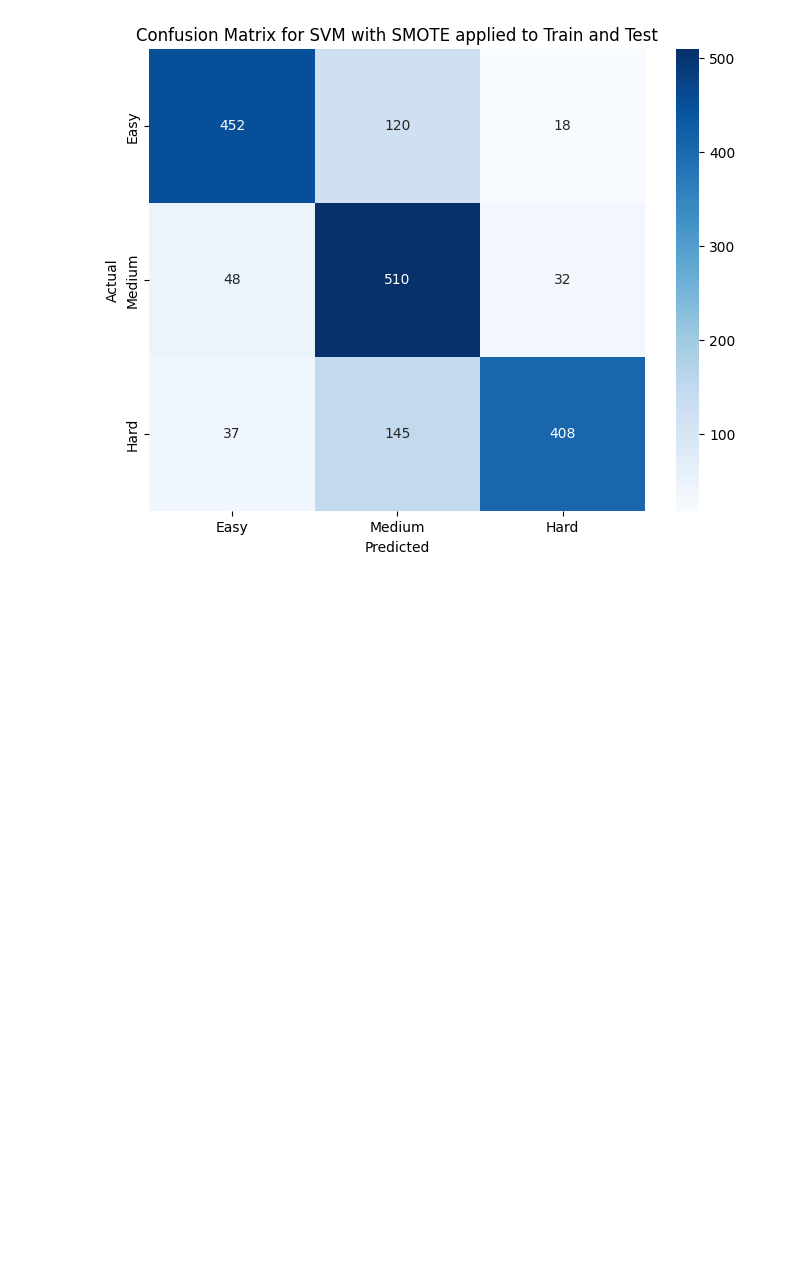
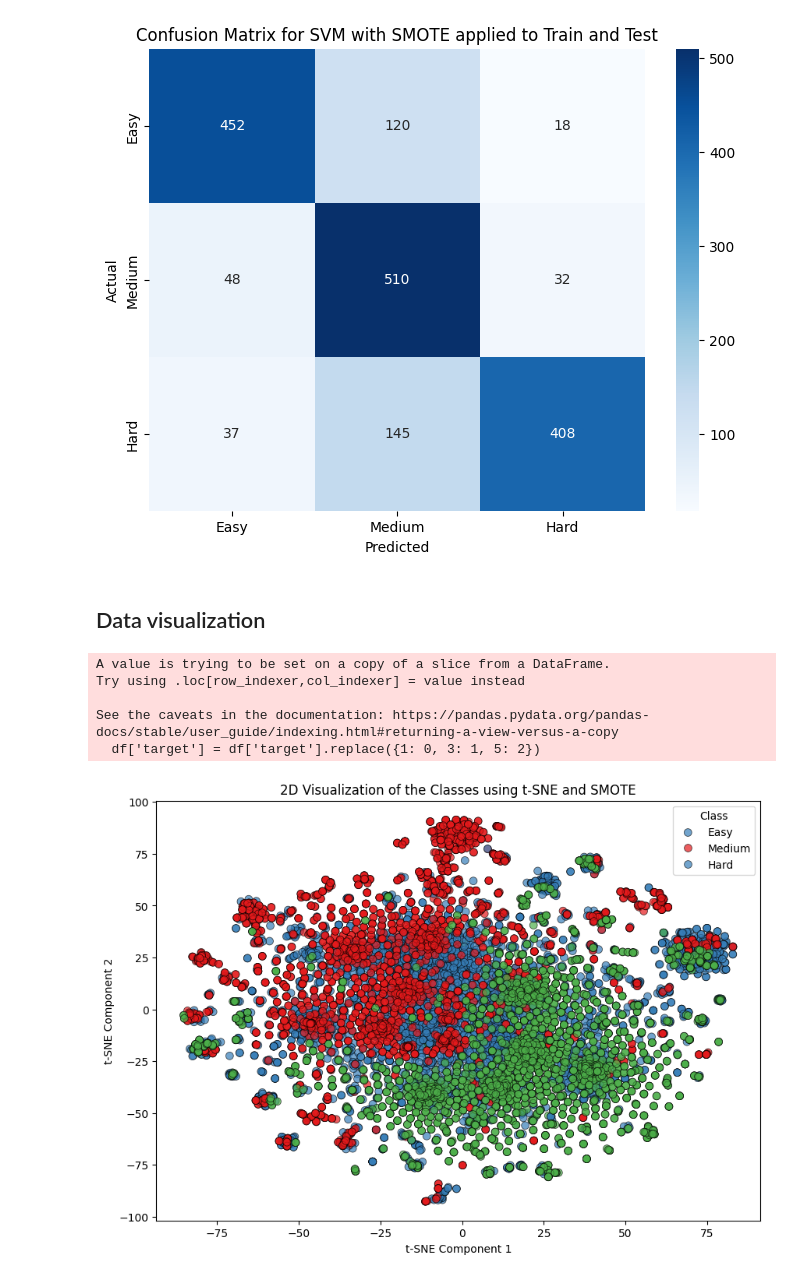
Before and after one commit to LeweLotki/sudoku_classifier, a Jupyter notebook: notebooks/training_very_easy_medium_very_hard.ipynb, the cells around one changed output. Cells and saved outputs as stored; diff of their text form; code cells hidden in the pictures; blank space fills up the shorter version.

Commit message:
data visualization

```diff
--- a/notebooks/training_very_easy_medium_very_hard.ipynb
+++ b/notebooks/training_very_easy_medium_very_hard.ipynb
@@ -342,3 +342,62 @@ Classification Report:
    macro avg       0.80      0.77      0.78      1770
 weighted avg       0.80      0.77      0.78      1770
 [figure]
+# %% [markdown]
+## Data visualization
+# %%
+import pandas as pd
+from sklearn.model_selection import train_test_split
+from sklearn.preprocessing import LabelEncoder
+from imblearn.over_sampling import SMOTE
+from sklearn.manifold import TSNE
+import matplotlib.pyplot as plt
+import seaborn as sns
+import scipy
+
+# Load data
+df = pd.read_csv("../data/data_processed.csv")
+
+# Preprocess dataframe
+df = prepare_df(df)
+
+# Extract features and target
+X = df['features']
+y = df['target']
+
+# Encode target labels
+label_encoder = LabelEncoder()
+y_encoded = label_encoder.fit_transform(y)
+
+# Apply TF-IDF vectorization
+ngram_features = TfidfVectorizer(max_features=5000, ngram_range=(1, 3))
+ngram_comments = TfidfVectorizer(max_features=5000, ngram_range=(1, 3))
+
+X_ngram_features = ngram_features.fit_transform(df['features'])
+X_ngram_comments = ngram_comments.fit_transform(df['comments'].fillna(''))
+
+# Combine feature matrices
+X_combined = scipy.sparse.hstack([X_ngram_features, X_ngram_comments])
+
+# Apply SMOTE for data augmentation
+smote = SMOTE(random_state=42)
+X_resampled, y_resampled = smote.fit_resample(X_combined, y_encoded)
+
+# Reduce dimensions using t-SNE
+tsne = TSNE(n_components=2, random_state=42)
+X_tsne = tsne.fit_transform(X_resampled.toarray())  # Convert sparse matrix to dense for t-SNE
+
+# Plot the results
+plt.figure(figsize=(10, 7))
+sns.scatterplot(x=X_tsne[:, 0], y=X_tsne[:, 1], hue=y_resampled, palette='Set1', s=50, edgecolor='k', alpha=0.7)
+plt.title('2D Visualization of the Classes using t-SNE and SMOTE')
+plt.xlabel('t-SNE Component 1')
+plt.ylabel('t-SNE Component 2')
+plt.legend(title='Class', loc='best', labels=['Easy', 'Medium', 'Hard'])
+plt.show()
+# %% [output]
+A value is trying to be set on a copy of a slice from a DataFrame.
+Try using .loc[row_indexer,col_indexer] = value instead
+
+See the caveats in the documentation: https://pandas.pydata.org/pandas-docs/stable/user_guide/indexing.html#returning-a-view-versus-a-copy
+  df['target'] = df['target'].replace({1: 0, 3: 1, 5: 2})
+[figure, added]
```
